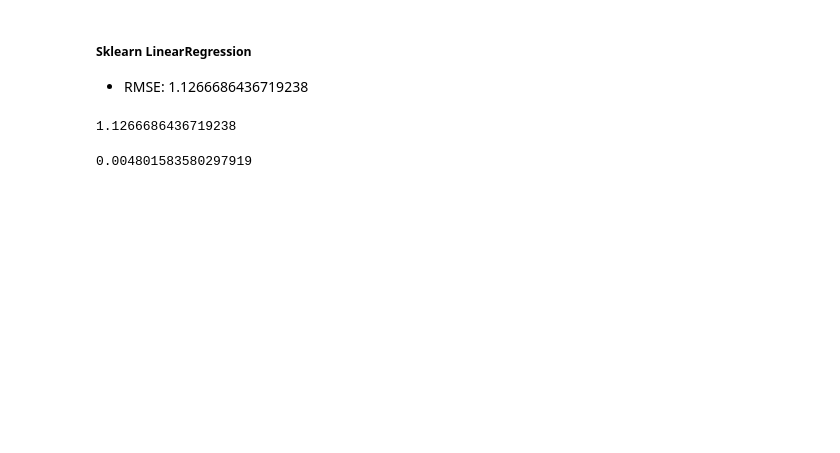
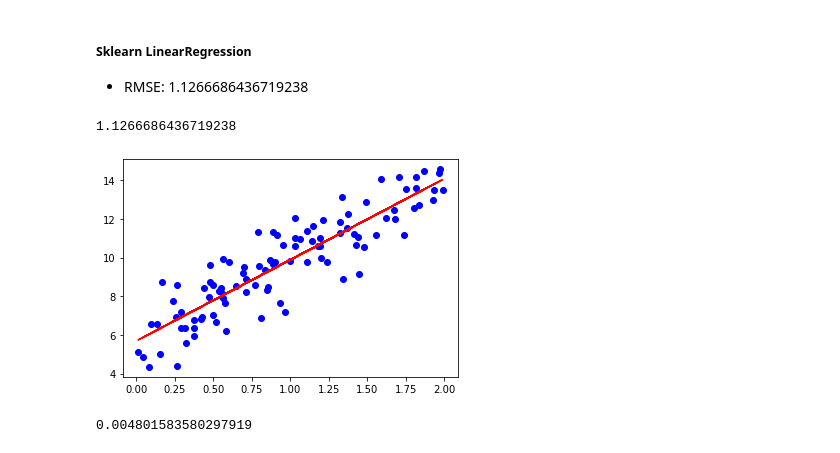
Before and after one commit to SimplePro/PcmLinearRegression, a Jupyter notebook: CustomML/test.ipynb, the cells around one changed output. Drawn from its saved outputs; the diff is of its cells as text; code cells hidden in the pictures; blank space fills up the shorter version.

```diff
--- a/CustomML/test.ipynb
+++ b/CustomML/test.ipynb
@@ -223,6 +231,12 @@ sk_rmse = np.sqrt(sk_rmse / len(X))
 sk_rmse
 # %% [output]
 1.1266686436719238
+# %%
+plt.scatter(X, y, color='blue')
+plt.plot(X, pred, color="red")
+plt.show()
+# %% [output]
+[figure, added]
 # %%
 print(pim_rmse - sk_rmse)
 # %% [output]
```
Also changed, not shown: parts of 2 cells of this notebook.
